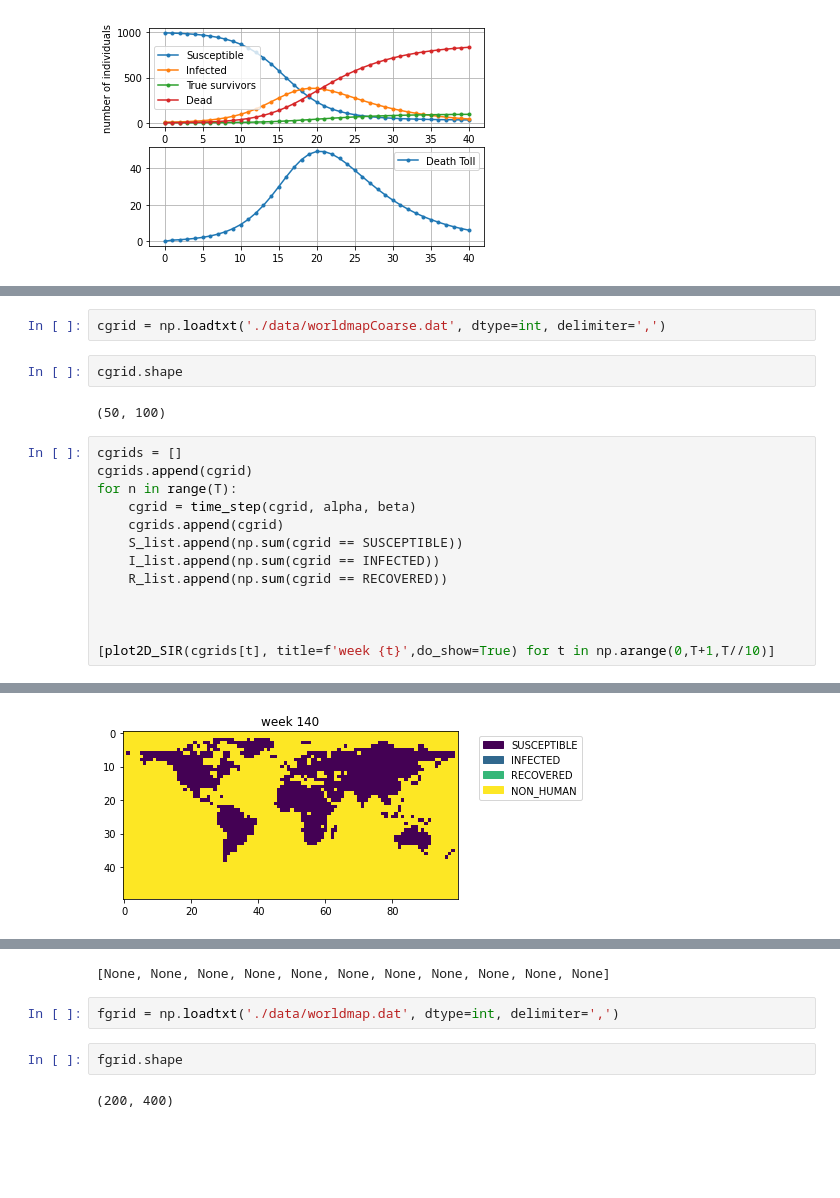
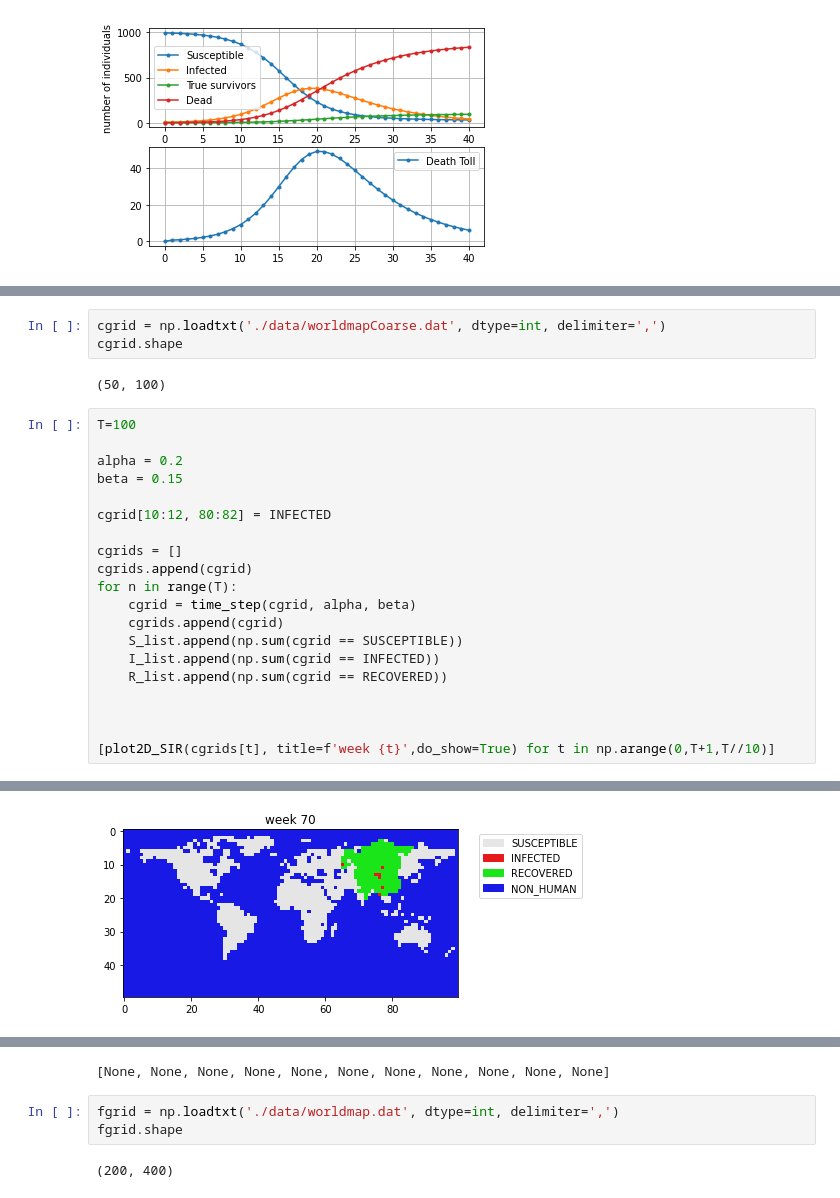
Before and after one commit to ajkbssn/uu-prog1, a Jupyter notebook: src/uu_prog1/epidemic_solution.ipynb, the cells around one changed output, grey strips where cells are left out. Saved outputs shown, nothing was run; the diff lists cells and outputs as text; blank space fills up the shorter version.

```diff
--- a/src/uu_prog1/epidemic_solution.ipynb
+++ b/src/uu_prog1/epidemic_solution.ipynb
@@ -154,10 +154,16 @@ plt.show()
 # %%
 cgrid = np.loadtxt('./data/worldmapCoarse.dat', dtype=int, delimiter=',')
+cgrid.shape
+# %% [output]
+(50, 100)
-# %%
-cgrid.shape
-# %% [output]
-(50, 100)
 # %%
+T=100
+
+alpha = 0.2
+beta = 0.15
+
+cgrid[10:12, 80:82] = INFECTED
+
 cgrids = []
 cgrids.append(cgrid)
 for n in range(T):
@@ -181 +187 @@ for n in range(T):
-[figure, old version]
+[figure, new version]
@@ -185,8 +191,7 @@ for n in range(T):
 [None, None, None, None, None, None, None, None, None, None, None]
 # %%
 fgrid = np.loadtxt('./data/worldmap.dat', dtype=int, delimiter=',')
+fgrid.shape
+# %% [output]
+(200, 400)
-# %%
-fgrid.shape
-# %% [output]
-(200, 400)
 # %%
```
Also changed, not shown: parts of 5 cells of this notebook.
